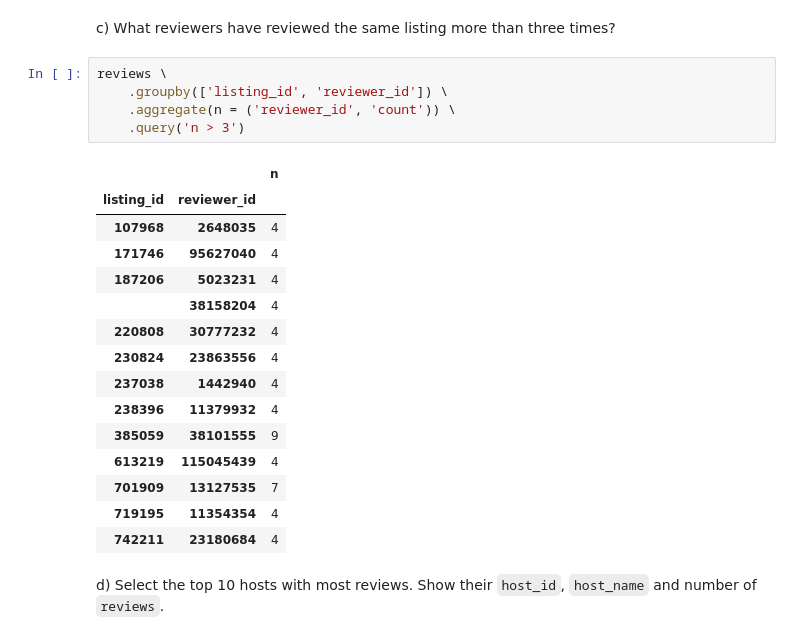
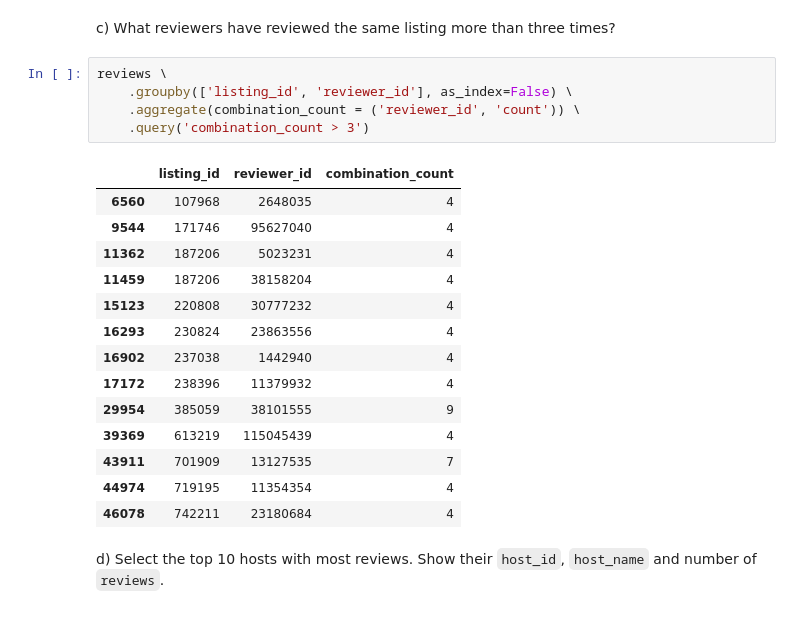
Before and after one commit to Gogonemnem/tu-delft-assignments, a Jupyter notebook: assignment2/data.exercises_b.ipynb, the cells around one changed output. Saved outputs shown, nothing was run; the diff lists cells and outputs as text.

```diff
--- a/assignment2/data.exercises_b.ipynb
+++ b/assignment2/data.exercises_b.ipynb
@@ -61,25 +50,24 @@ reviews \
 c) What reviewers have reviewed the same listing more than three times?
 # %%
 reviews \
-    .groupby(['listing_id', 'reviewer_id']) \
-    .aggregate(n = ('reviewer_id', 'count')) \
-    .query('n > 3')
+    .groupby(['listing_id', 'reviewer_id'], as_index=False) \
+    .aggregate(combination_count = ('reviewer_id', 'count')) \
+    .query('combination_count > 3')
 # %% [output]
-|  |  | n |
-| listing_id | reviewer_id |  |
-| 107968 | 2648035 | 4 |
-| 171746 | 95627040 | 4 |
-| 187206 | 5023231 | 4 |
-|  | 38158204 | 4 |
-| 220808 | 30777232 | 4 |
-| 230824 | 23863556 | 4 |
-| 237038 | 1442940 | 4 |
-| 238396 | 11379932 | 4 |
-| 385059 | 38101555 | 9 |
-| 613219 | 115045439 | 4 |
-| 701909 | 13127535 | 7 |
-| 719195 | 11354354 | 4 |
-| 742211 | 23180684 | 4 |
+|  | listing_id | reviewer_id | combination_count |
+| 6560 | 107968 | 2648035 | 4 |
+| 9544 | 171746 | 95627040 | 4 |
+| 11362 | 187206 | 5023231 | 4 |
+| 11459 | 187206 | 38158204 | 4 |
+| 15123 | 220808 | 30777232 | 4 |
+| 16293 | 230824 | 23863556 | 4 |
+| 16902 | 237038 | 1442940 | 4 |
+| 17172 | 238396 | 11379932 | 4 |
+| 29954 | 385059 | 38101555 | 9 |
+| 39369 | 613219 | 115045439 | 4 |
+| 43911 | 701909 | 13127535 | 7 |
+| 44974 | 719195 | 11354354 | 4 |
+| 46078 | 742211 | 23180684 | 4 |
 # %% [markdown]
 d) Select the top 10 hosts with most reviews. Show their `host_id`, `host_name` and number of `reviews`.
 # %%
```
Also changed, not shown: parts of 5 cells of this notebook.
